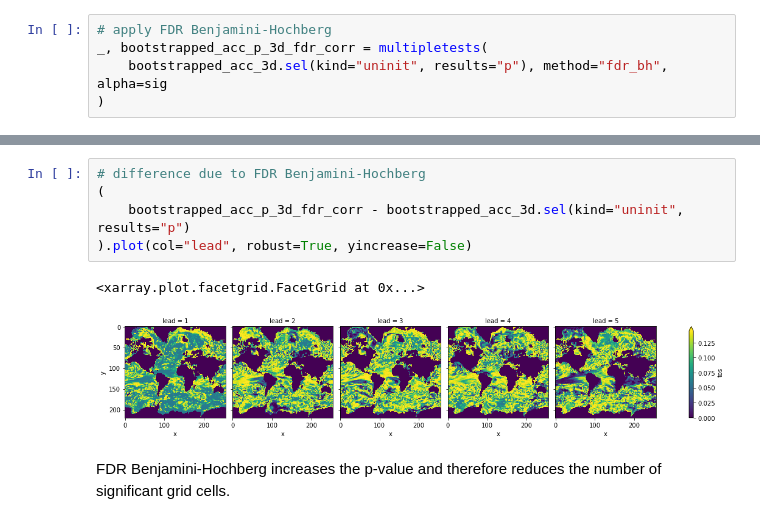
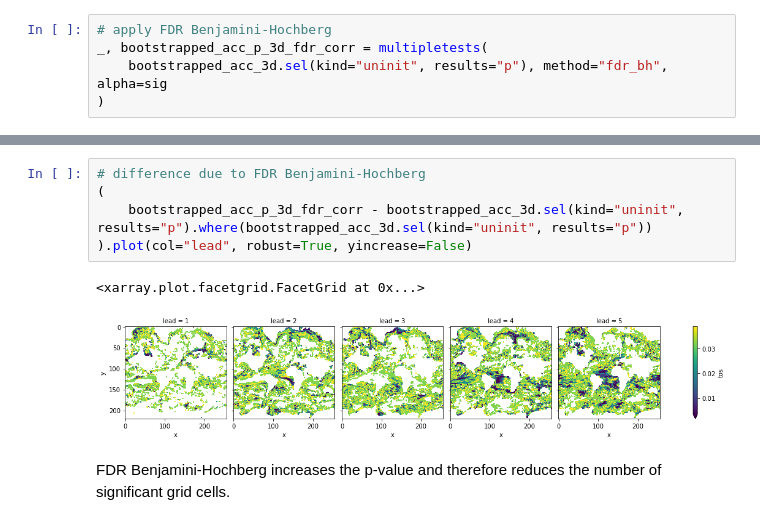
Before and after one commit to pangeo-data/climpred, a Jupyter notebook: docs/source/examples/decadal/Significance.ipynb, the cells around one changed output, grey strips where cells are left out. Saved outputs shown, nothing was run; the diff lists cells and outputs as text.

Commit message:
add plot to notebooks, detrending inside classes

```diff
--- a/docs/source/examples/decadal/Significance.ipynb
+++ b/docs/source/examples/decadal/Significance.ipynb
@@ -230,10 +213,10 @@ bootstrapped_acc_3d.sel(kind="init", results="skill").where(
 # %%
 # difference due to FDR Benjamini-Hochberg
 (
-    bootstrapped_acc_p_3d_fdr_corr - bootstrapped_acc_3d.sel(kind="uninit", results="p")
+    bootstrapped_acc_p_3d_fdr_corr - bootstrapped_acc_3d.sel(kind="uninit", results="p").where(bootstrapped_acc_3d.sel(kind="uninit", results="p"))
 ).plot(col="lead", robust=True, yincrease=False)
 # %% [output]
 <xarray.plot.facetgrid.FacetGrid at 0x...>
-[figure, old version]
+[figure, new version]
 # %% [markdown]
 FDR Benjamini-Hochberg increases the p-value and therefore reduces the number of significant grid cells.
```
Also changed, not shown: parts of 24 cells of this notebook, 2 other files.
